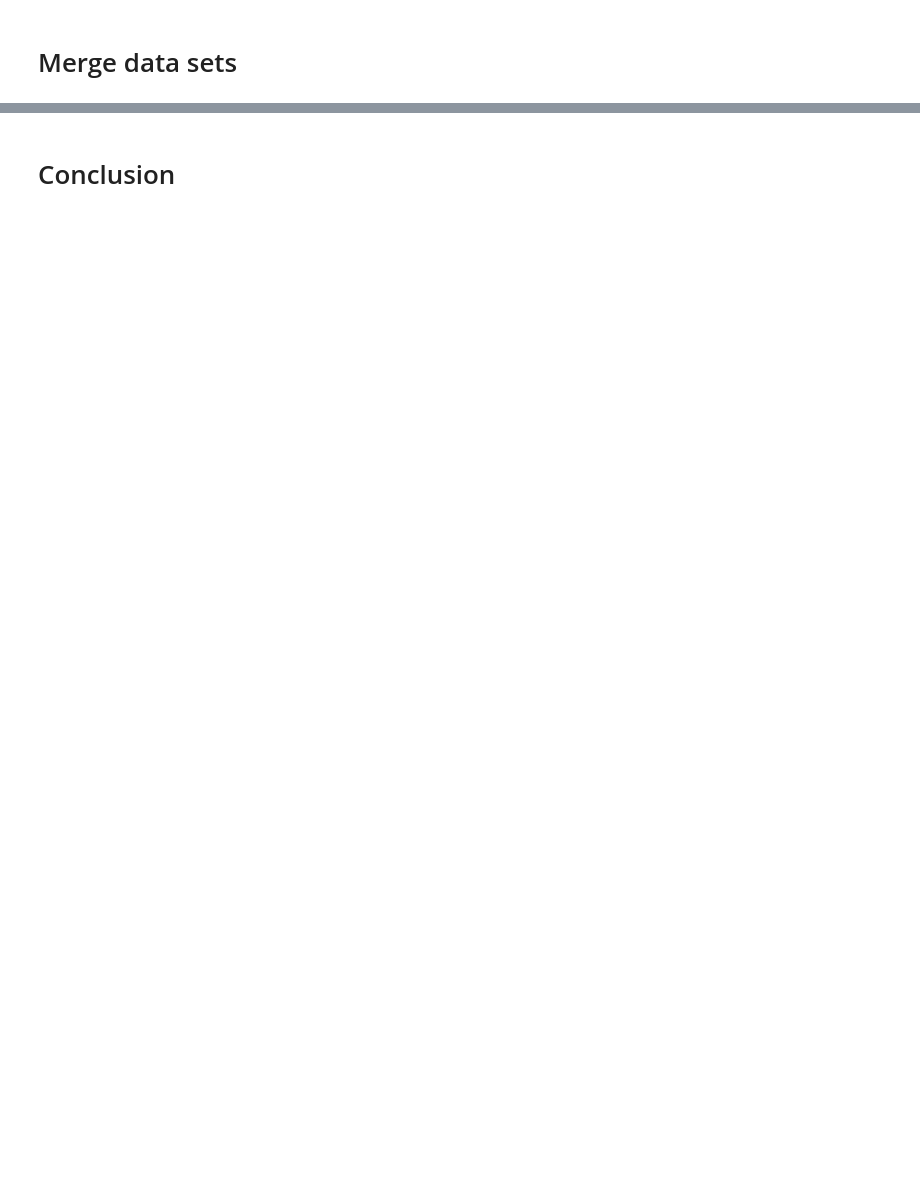
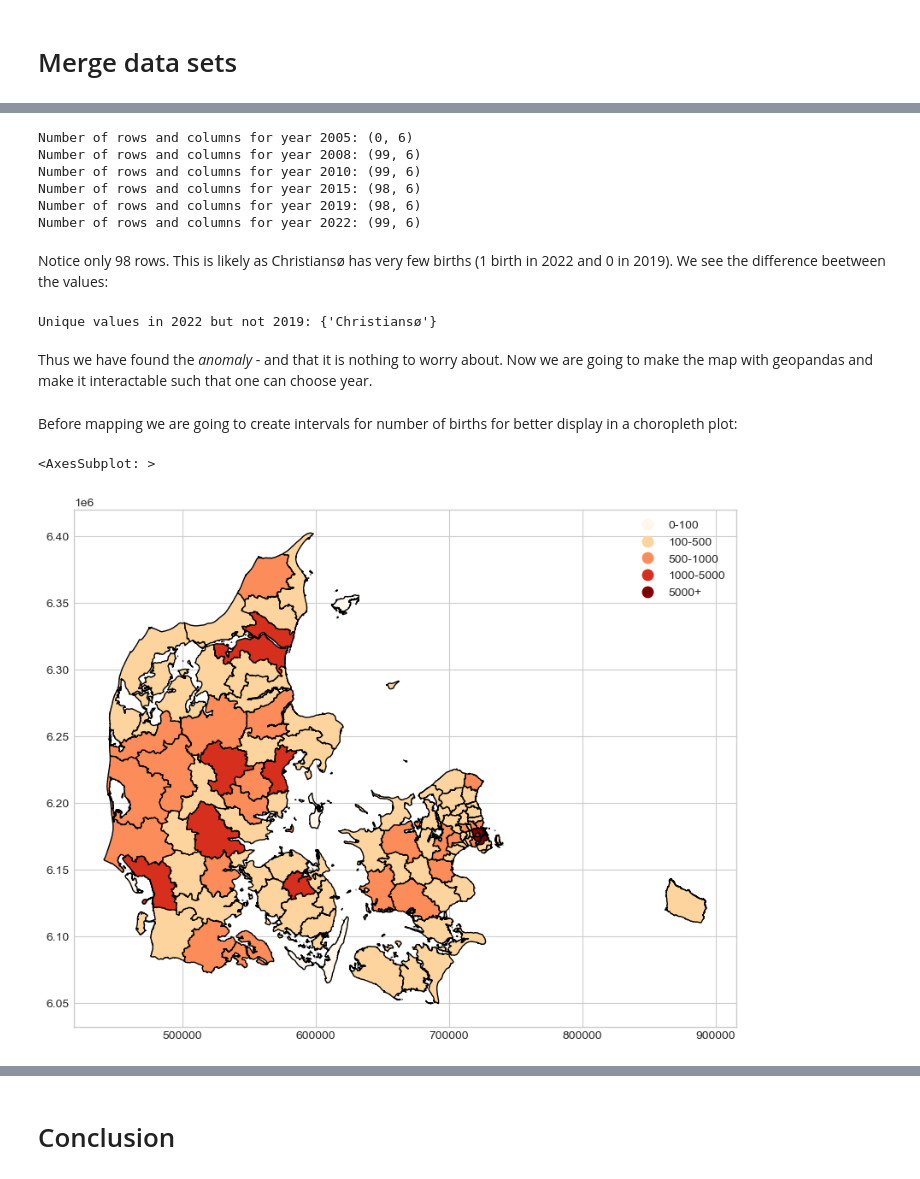
Before and after one commit to NumEconCopenhagen/projects-2023-de-slemme-programmeringsrotter, a Jupyter notebook: dataproject/Oliver.ipynb, the cells around one changed output, grey strips where cells are left out. Cells and saved outputs as stored; diff of their text form; code cells hidden in the pictures; blank space fills up the shorter version.

```diff
--- a/dataproject/Oliver.ipynb
+++ b/dataproject/Oliver.ipynb
@@ -240,0 +418,40 @@ interactive(children=(IntSlider(value=2019, continuous_update=False, description
+# %%
+years = [2005, 2008, 2010, 2015, 2019, 2022]
+
+merged_data2 = merged_data.set_index('TID')
+
+for year in years:
+    subset = merged_data2[merged_data2.index.get_level_values('TID') == year]
+    print("Number of rows and columns for year {}: {}".format(year, subset.shape))
+# %% [output]
+Number of rows and columns for year 2005: (0, 6)
+Number of rows and columns for year 2008: (99, 6)
+Number of rows and columns for year 2010: (99, 6)
+Number of rows and columns for year 2015: (98, 6)
+Number of rows and columns for year 2019: (98, 6)
+Number of rows and columns for year 2022: (99, 6)
+# %% [markdown]
+Notice only 98 rows. This is likely as Christiansø has very few births (1 birth in 2022 and 0 in 2019). We see the difference beetween the values:
+# %%
+subset_2019 = merged_data2[merged_data2.index.get_level_values('TID') == 2019]
+subset_2022 = merged_data2[merged_data2.index.get_level_values('TID') == 2022]
+
+unique_2019 = set(subset_2019['text'].unique())
+unique_2022 = set(subset_2022['text'].unique())
+
+difference = unique_2022 - unique_2019
+
+print("Unique values in 2022 but not 2019:", difference)
+# %% [output]
+Unique values in 2022 but not 2019: {'Christiansø'}
+# %% [markdown]
+Thus we have found the *anomaly* - and that it is nothing to worry about. Now we are going to make the map with geopandas and make it interactable such that one can choose year.
+# %% [markdown]
+Before mapping we are going to create intervals for number of births for better display in a choropleth plot:
+# %%
+# Define the intervals and labels
+bins = [0, 100, 500, 1000, 5000, 1000000]
+labels = ['0-100', '100-500', '500-1000', '1000-5000', '5000+']
+# %% [output]
+<AxesSubplot: >
+[figure, added]
```
Also changed, not shown: parts of 32 cells of this notebook, 2 other files.
